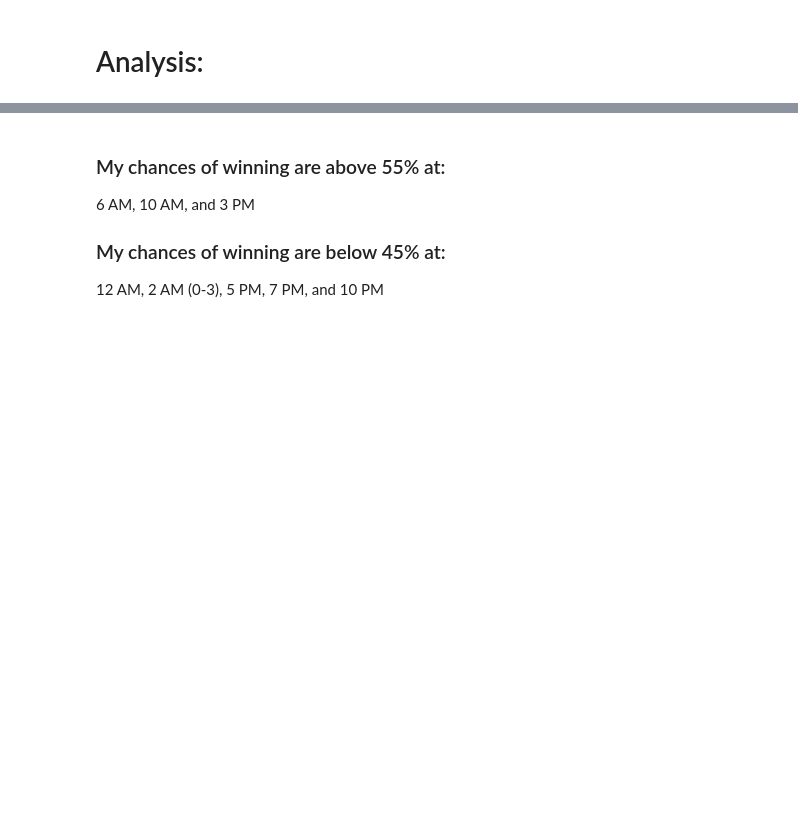
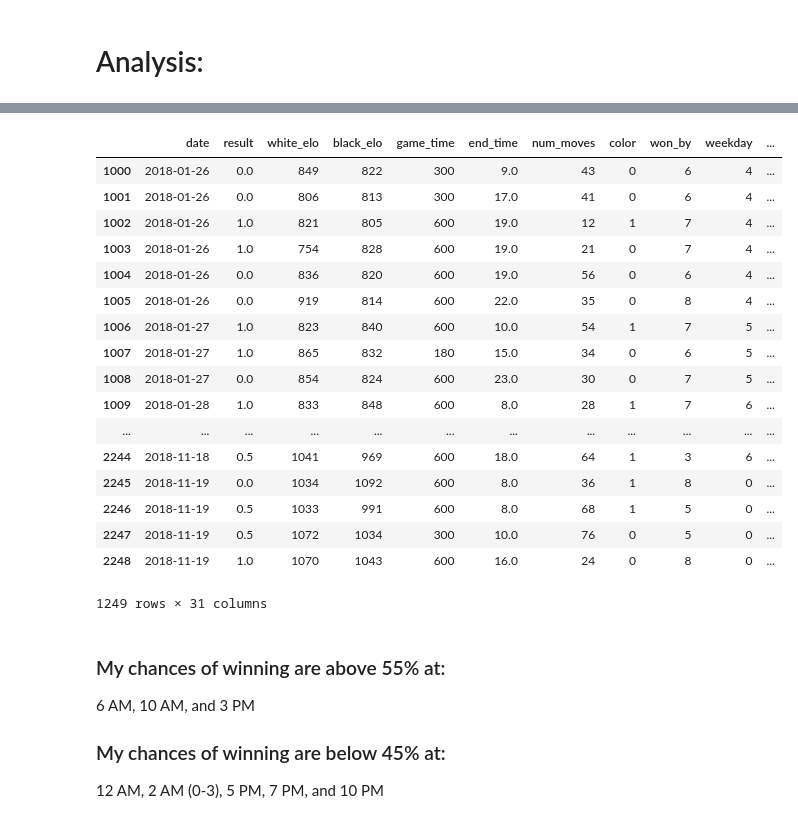
Before and after one commit to Data-is-life/lots-of-data, a Jupyter notebook: src/chess_analysis.ipynb, the cells around one changed output, grey strips where cells are left out. Saved outputs shown, nothing was run; the diff lists cells and outputs as text; code cells hidden in the pictures; blank space fills up the shorter version.

Commit message:
updated data and code

```diff
--- a/src/chess_analysis.ipynb
+++ b/src/chess_analysis.ipynb
@@ -8,0 +9,2 @@ from all_graphs import *
+# %%
+all_df = pd.read_csv('../data/main_with_all_info.csv')
@@ -9,3 +22,26 @@ from all_graphs import *
+# %%
+all_df.drop(columns=['Unnamed: 0'], inplace=True)
+# %%
+all_df[1000:]
+# %% [output]
+|  | date | result | white_elo | black_elo | game_time | end_time | num_moves | color | won_by | weekday | ... |
+| 1000 | 2018-01-26 | 0.0 | 849 | 822 | 300 | 9.0 | 43 | 0 | 6 | 4 | ... |
+| 1001 | 2018-01-26 | 0.0 | 806 | 813 | 300 | 17.0 | 41 | 0 | 6 | 4 | ... |
+| 1002 | 2018-01-26 | 1.0 | 821 | 805 | 600 | 19.0 | 12 | 1 | 7 | 4 | ... |
+| 1003 | 2018-01-26 | 1.0 | 754 | 828 | 600 | 19.0 | 21 | 0 | 7 | 4 | ... |
+| 1004 | 2018-01-26 | 0.0 | 836 | 820 | 600 | 19.0 | 56 | 0 | 6 | 4 | ... |
+| 1005 | 2018-01-26 | 0.0 | 919 | 814 | 600 | 22.0 | 35 | 0 | 8 | 4 | ... |
+| 1006 | 2018-01-27 | 1.0 | 823 | 840 | 600 | 10.0 | 54 | 1 | 7 | 5 | ... |
+| 1007 | 2018-01-27 | 1.0 | 865 | 832 | 180 | 15.0 | 34 | 0 | 6 | 5 | ... |
+| 1008 | 2018-01-27 | 0.0 | 854 | 824 | 600 | 23.0 | 30 | 0 | 7 | 5 | ... |
+| 1009 | 2018-01-28 | 1.0 | 833 | 848 | 600 | 8.0 | 28 | 1 | 7 | 6 | ... |
+| ... | ... | ... | ... | ... | ... | ... | ... | ... | ... | ... | ... |
+| 2244 | 2018-11-18 | 0.5 | 1041 | 969 | 600 | 18.0 | 64 | 1 | 3 | 6 | ... |
+| 2245 | 2018-11-19 | 0.0 | 1034 | 1092 | 600 | 8.0 | 36 | 1 | 8 | 0 | ... |
+| 2246 | 2018-11-19 | 0.5 | 1033 | 991 | 600 | 8.0 | 68 | 1 | 5 | 0 | ... |
+| 2247 | 2018-11-19 | 0.5 | 1072 | 1034 | 300 | 10.0 | 76 | 0 | 5 | 0 | ... |
+| 2248 | 2018-11-19 | 1.0 | 1070 | 1043 | 600 | 16.0 | 24 | 0 | 8 | 0 | ... |
+1249 rows × 31 columns
 # %%
 df = get_graph_df('../data/use_for_analysis.csv')
 # %% [markdown]
```
Also changed, not shown: parts of 2 cells of this notebook, 9 other files.
